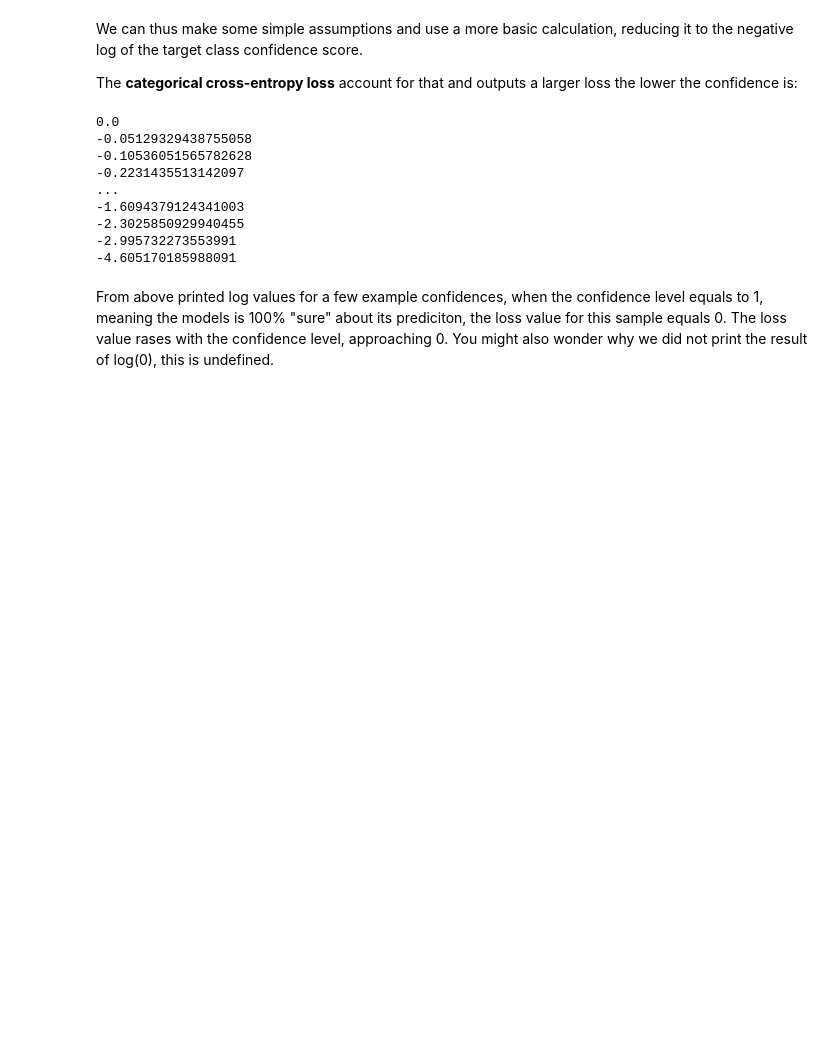
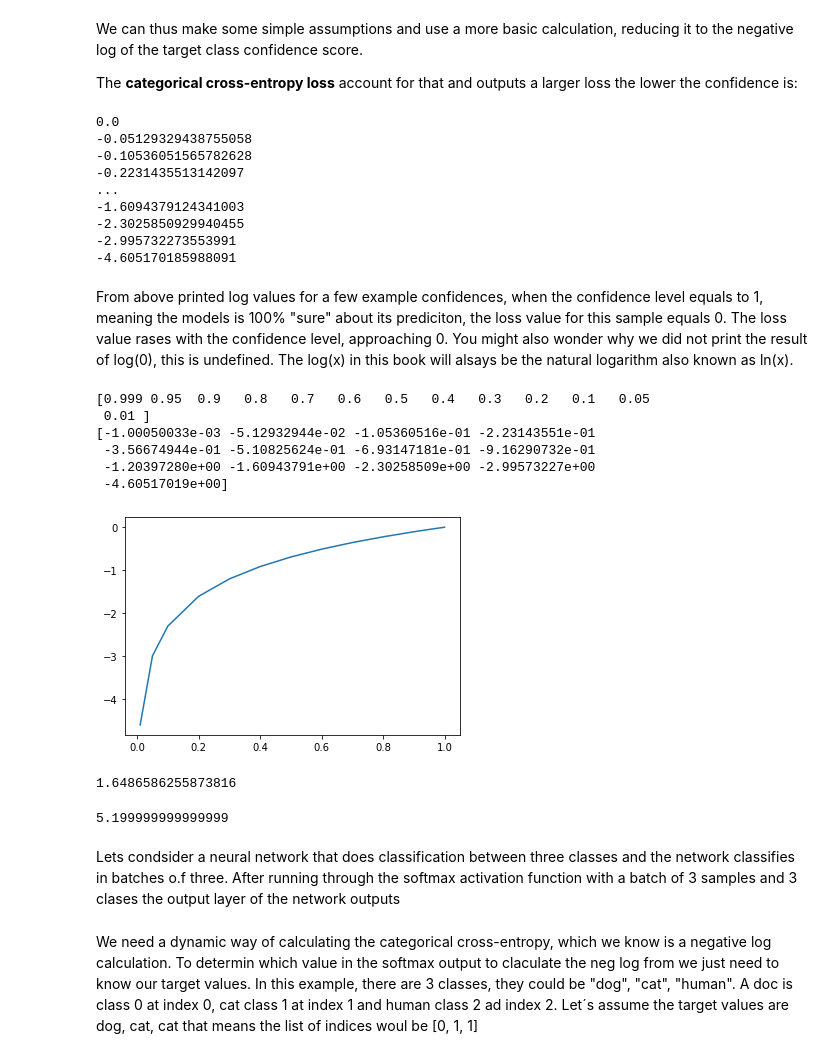
Before and after one commit to flyin01/nnfs, a Jupyter notebook: src/5.calculating_network_error_w_loss/loss_function.ipynb, the cells around one changed output. Saved outputs shown, nothing was run; the diff lists cells and outputs as text; code cells hidden in the pictures; blank space fills up the shorter version.

Commit message:
added cross entropy loss and accuracy

```diff
--- a/src/5.calculating_network_error_w_loss/loss_function.ipynb
+++ b/src/5.calculating_network_error_w_loss/loss_function.ipynb
@@ -75,4 +75,4 @@ print(math.log(.01))
 -2.995732273553991
 -4.605170185988091
 # %% [markdown]
-From above printed log values for a few example confidences, when the confidence level equals to 1, meaning the models is 100% "sure" about its prediciton, the loss value for this sample equals 0. The loss value rases with the confidence level, approaching 0. You might also wonder why we did not print the result of log(0), this is undefined.
+From above printed log values for a few example confidences, when the confidence level equals to 1, meaning the models is 100% "sure" about its prediciton, the loss value for this sample equals 0. The loss value rases with the confidence level, approaching 0. You might also wonder why we did not print the result of log(0), this is undefined. The log(x) in this book will alsays be the natural logarithm also known as ln(x).
@@ -80,0 +79,40 @@ From above printed log values for a few example confidences, when the confidence
+# %%
+# OMA. Plot log of some values of x
+import matplotlib.pyplot as plt
+import numpy as np
+
+def f(x):
+    #return(-math.log(x))
+    return(np.log(x))
+
+x = np.array([.999,.95,.9,.8,.7,.6,.5,.4,.3,.2,.1,.05,.01])
+y = f(x)
+
+print(x)
+print(y)
+
+plt.plot(x,y)
+plt.show()
+# %% [output]
+[0.999 0.95  0.9   0.8   0.7   0.6   0.5   0.4   0.3   0.2   0.1   0.05
+ 0.01 ]
+[-1.00050033e-03 -5.12932944e-02 -1.05360516e-01 -2.23143551e-01
+ -3.56674944e-01 -5.10825624e-01 -6.93147181e-01 -9.16290732e-01
+ -1.20397280e+00 -1.60943791e+00 -2.30258509e+00 -2.99573227e+00
+ -4.60517019e+00]
+[figure, added]
+# %%
+# example of log
+b = 5.2
+print(np.log(b))
+# %% [output]
+1.6486586255873816
+# %%
+# confirm this by exponantiating this result
+print(math.e ** 1.6486586255873816)
+
+# The reason for not exact match is floating point precision in Python.
+# %% [output]
+5.199999999999999
+# %% [markdown]
+Lets condsider a neural network that does classification between three classes and the network classifies in batches o.f three. After running through the softmax activation function with a batch of 3 samples and 3 clases the output layer of the network outputs
@@ -80,0 +124,2 @@ From above printed log values for a few example confidences, when the confidence
+# %% [markdown]
+We need a dynamic way of calculating the categorical cross-entropy, which we know is a negative log calculation. To determin which value in the softmax output to claculate the neg log from we just need to know our target values. In this example, there are 3 classes, they could be "dog", "cat", "human". A doc is class 0 at index 0, cat class 1 at index 1 and human class 2 ad index 2. Let´s assume the target values are dog, cat, cat that means the list of indices woul be [0, 1, 1]
```
Also changed, not shown: parts of 40 cells of this notebook.
